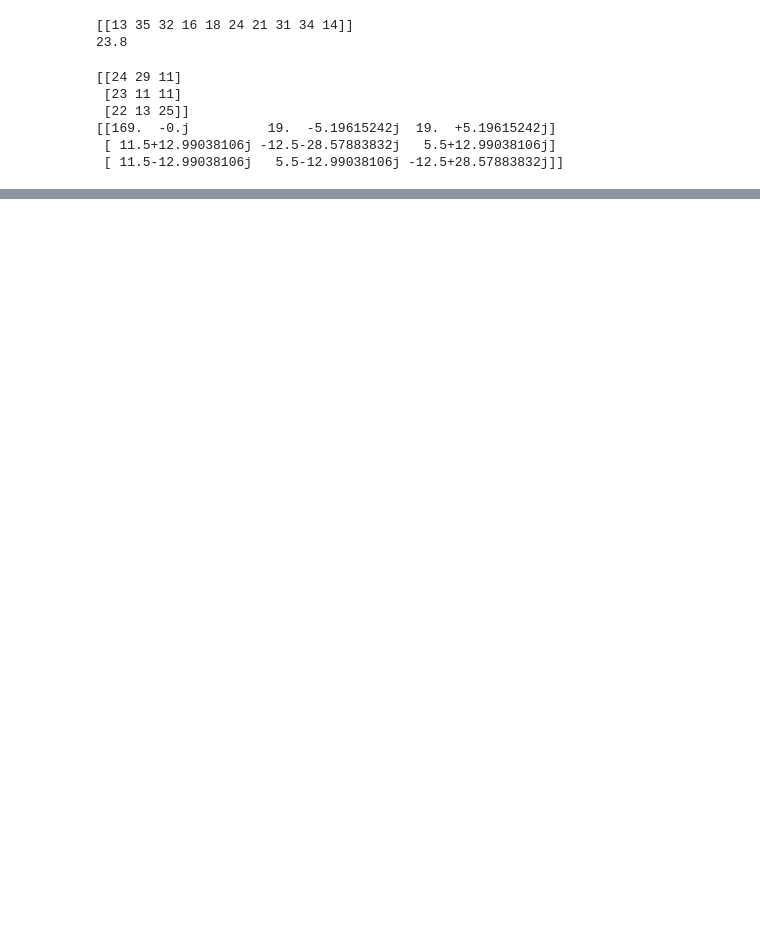
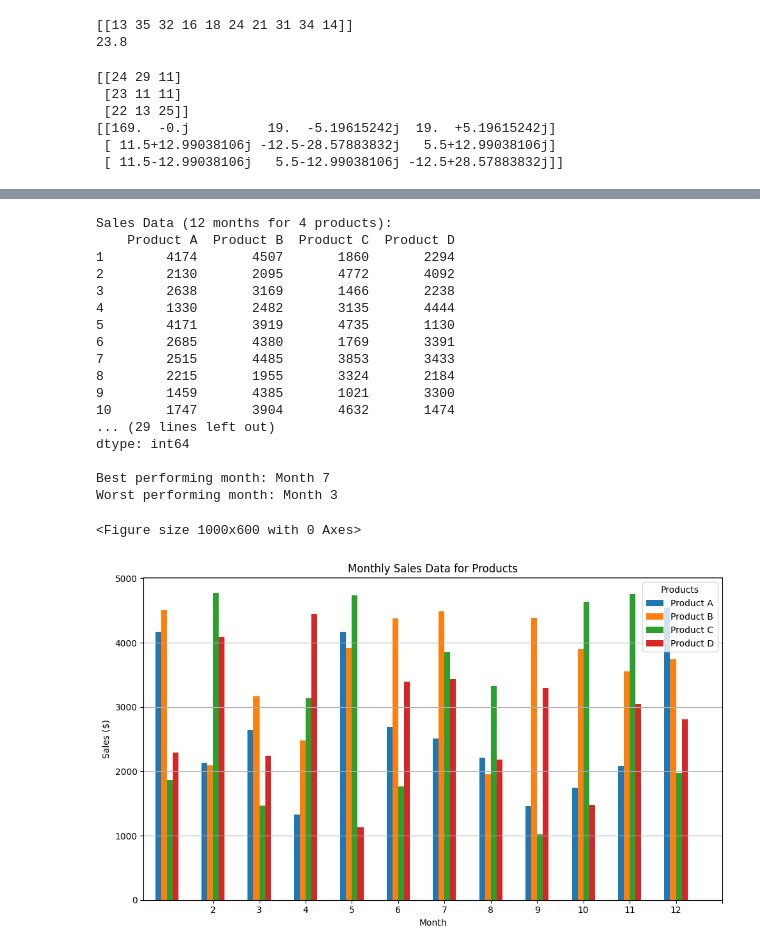
Before and after one commit to Agam8118/Python_basics, a Jupyter notebook: Worksheet5.ipynb, the cells around one changed output, grey strips where cells are left out. Drawn from its saved outputs; the diff is of its cells as text; code cells hidden in the pictures; blank space fills up the shorter version.

```diff
--- a/Worksheet5.ipynb
+++ b/Worksheet5.ipynb
@@ -26,0 +128,73 @@ print(fft2(A))
+# %%
+import numpy as np
+import pandas as pd
+import matplotlib.pyplot as plt
+
+# Set a random seed for reproducibility
+np.random.seed(42)
+
+# Simulate sales data: 12 months, 4 products
+months = np.arange(1, 13)  # Months from 1 to 12
+products = ['Product A', 'Product B', 'Product C', 'Product D']
+
+# Generate random sales data (e.g., sales figures between 1000 and 5000)
+sales_data = np.random.randint(1000, 5000, size=(12, 4))
+
+# Create a DataFrame for better analysis
+sales_df = pd.DataFrame(sales_data, columns=products, index=months)
+print("Sales Data (12 months for 4 products):")
+print(sales_df)
+
+# Perform basic statistical operations
+total_sales = sales_df.sum()
+average_sales = sales_df.mean()
+max_sales = sales_df.max()
+min_sales = sales_df.min()
+
+# Determine best and worst performing months
+best_month = sales_df.sum(axis=1).idxmax()  # Month with the highest total sales
+worst_month = sales_df.sum(axis=1).idxmin()  # Month with the lowest total sales
+
+# Print results
+print("\nTotal Sales for each Product:")
+print(total_sales)
+print("\nAverage Sales for each Product:")
+print(average_sales)
+print("\nMaximum Sales for each Product:")
+print(max_sales)
+print("\nMinimum Sales for each Product:")
+print(min_sales)
+print(f"\nBest performing month: Month {best_month}")
+print(f"Worst performing month: Month {worst_month}")
+
+# Plotting the sales data
+plt.figure(figsize=(10, 6))
+sales_df.plot(kind='bar', figsize=(10, 6))
+plt.title('Monthly Sales Data for Products')
+plt.xlabel('Month')
+plt.ylabel('Sales ($)')
+plt.xticks(months, rotation=0)
+plt.legend(title='Products')
+plt.grid(axis='y')
+plt.tight_layout()
+plt.show()
+# %% [output]
+Sales Data (12 months for 4 products):
+    Product A  Product B  Product C  Product D
+1        4174       4507       1860       2294
+2        2130       2095       4772       4092
+3        2638       3169       1466       2238
+4        1330       2482       3135       4444
+5        4171       3919       4735       1130
+6        2685       4380       1769       3391
+7        2515       4485       3853       3433
+8        2215       1955       3324       2184
+9        1459       4385       1021       3300
+10       1747       3904       4632       1474
+... (29 lines left out)
+dtype: int64
+
+Best performing month: Month 7
+Worst performing month: Month 3
+<Figure size 1000x600 with 0 Axes>
+[figure, added]
```
Also changed, not shown: parts of 3 cells of this notebook.
